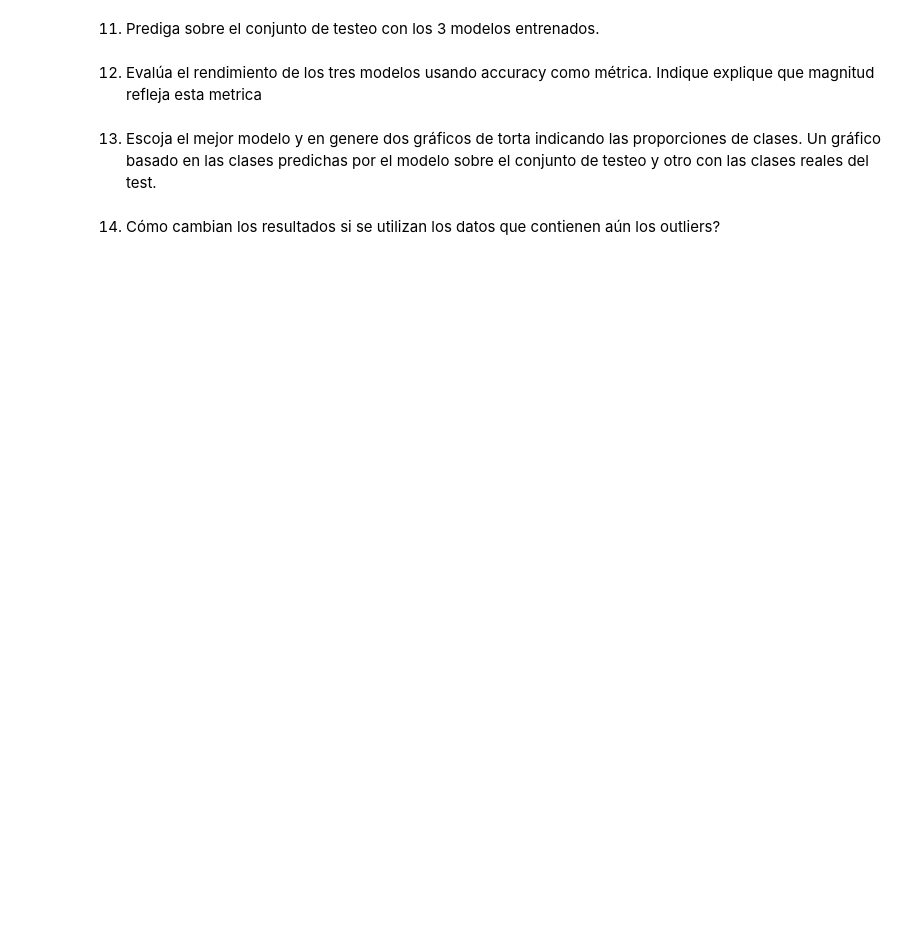
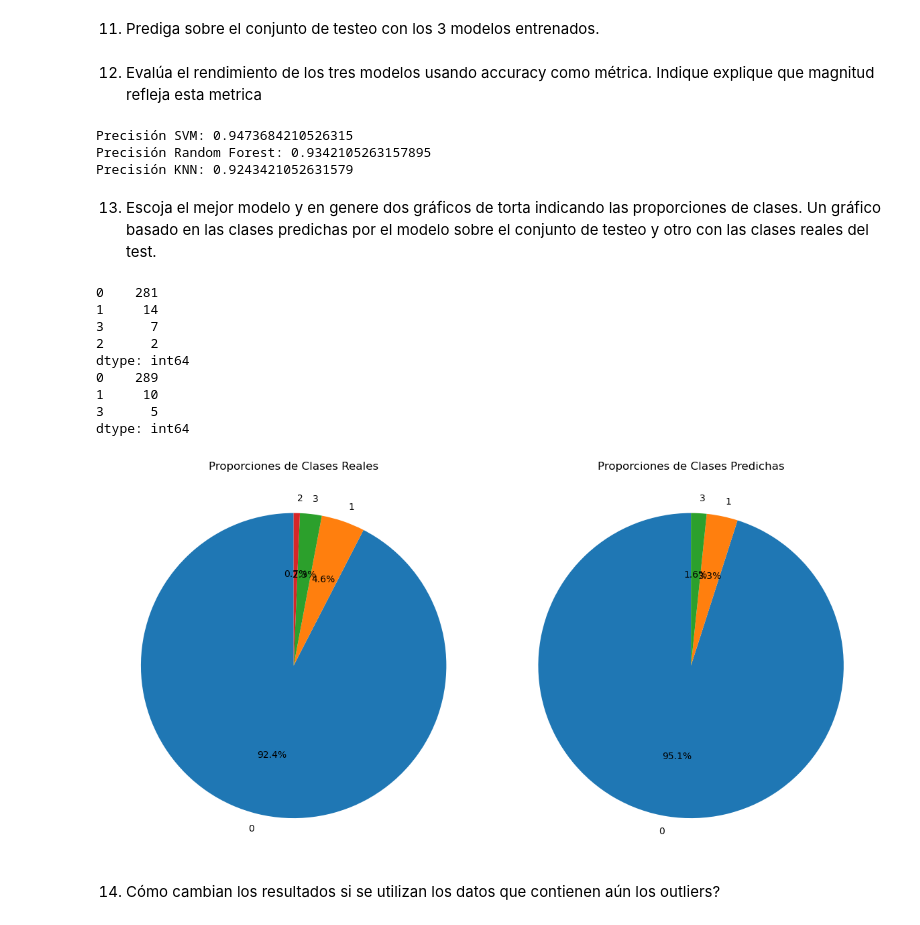
Before and after one commit to Brokolito/IMA539_2, a Jupyter notebook: semana6/Ayudantia_2_IMA539.ipynb, the cells around one changed output. Saved outputs shown, nothing was run; the diff lists cells and outputs as text; code cells hidden in the pictures; blank space fills up the shorter version.

```diff
--- a/semana6/Ayudantia_2_IMA539.ipynb
+++ b/semana6/Ayudantia_2_IMA539.ipynb
@@ -389,0 +370,17 @@ Pruebe con varios hyperparámetros para cada modelo.
+# %%
+# Solución
+from sklearn.svm import SVC
+from sklearn.ensemble import RandomForestClassifier
+from sklearn.neighbors import KNeighborsClassifier
+from sklearn.preprocessing import LabelEncoder
+
+label_encoder = LabelEncoder()
+y_train_encoded = label_encoder.fit_transform(y_train)
+y_test_encoded = label_encoder.fit_transform(y_test)
+
+svm = SVC(kernel='linear', C=100., random_state=1,probability=True)
+forest=RandomForestClassifier(criterion='gini', n_estimators=25,random_state=1, n_jobs=-1)
+knn = KNeighborsClassifier(n_neighbors=25, p=2, metric='minkowski', n_jobs=-1)
+knn.fit(x_train_std,y_train_encoded)
+svm.fit(x_train_std, y_train_encoded)
+forest.fit(x_train_std,y_train_encoded)
@@ -398,2 +398,19 @@ Pruebe con varios hyperparámetros para cada modelo.
+# %%
+# Solución
+from sklearn.metrics import accuracy_score
+
+# Calcular la precisión de cada modelo
+accuracy_svm = accuracy_score(y_test_encoded, y_predicted_svm)
+accuracy_forest = accuracy_score(y_test_encoded, y_predicted_forest)
+accuracy_knn = accuracy_score(y_test_encoded, y_predicted_knn)
+
+# Imprimir los resultados
+print(f"Precisión SVM: {accuracy_svm}")
+print(f"Precisión Random Forest: {accuracy_forest}")
+print(f"Precisión KNN: {accuracy_knn}")
+# %% [output]
+Precisión SVM: 0.9473684210526315
+Precisión Random Forest: 0.9342105263157895
+Precisión KNN: 0.9243421052631579
 # %% [markdown]
 13. Escoja el mejor modelo y en genere dos gráficos de torta indicando las proporciones de clases. Un gráfico basado en las clases predichas por el modelo  sobre el conjunto de testeo y otro con las clases reales del test.
@@ -402,2 +417,42 @@ Pruebe con varios hyperparámetros para cada modelo.
+# %%
+# Solución
+# Contar las ocurrencias de cada clase en el conjunto de prueba real
+class_counts_real = pd.Series(y_test_encoded).value_counts()
+
+# Contar las ocurrencias de cada clase en las predicciones del mejor modelo
+class_counts_pred = pd.Series(best_model_predictions).value_counts()
+
+# Obtener las etiquetas dinámicamente de los índices de los conteos
+labels_real = class_counts_real.index
+labels_pred = class_counts_pred.index
+
+# Gráfico de torta para las clases reales
+plt.figure(figsize=(12, 6))
+
+plt.subplot(1, 2, 1)
+plt.pie(class_counts_real, labels=labels_real, autopct='%1.1f%%', startangle=90)
+plt.title('Proporciones de Clases Reales')
+
+# Gráfico de torta para las clases
+print(class_counts_real)
+print(class_counts_pred)
+plt.subplot(1, 2, 2)
+plt.pie(class_counts_pred, labels=labels_pred, autopct='%1.1f%%', startangle=90)
+plt.title('Proporciones de Clases Predichas')
+
+# Mostrar los gráficos
+plt.tight_layout()
+plt.show()
+# %% [output]
+0    281
+1     14
+3      7
+2      2
+dtype: int64
+0    289
+1     10
+3      5
+dtype: int64
+[figure, added]
 # %% [markdown]
 14. Cómo cambian los resultados si se utilizan los datos que contienen aún los outliers?
```
Also changed, not shown: parts of 18 cells of this notebook, 1 other file.
